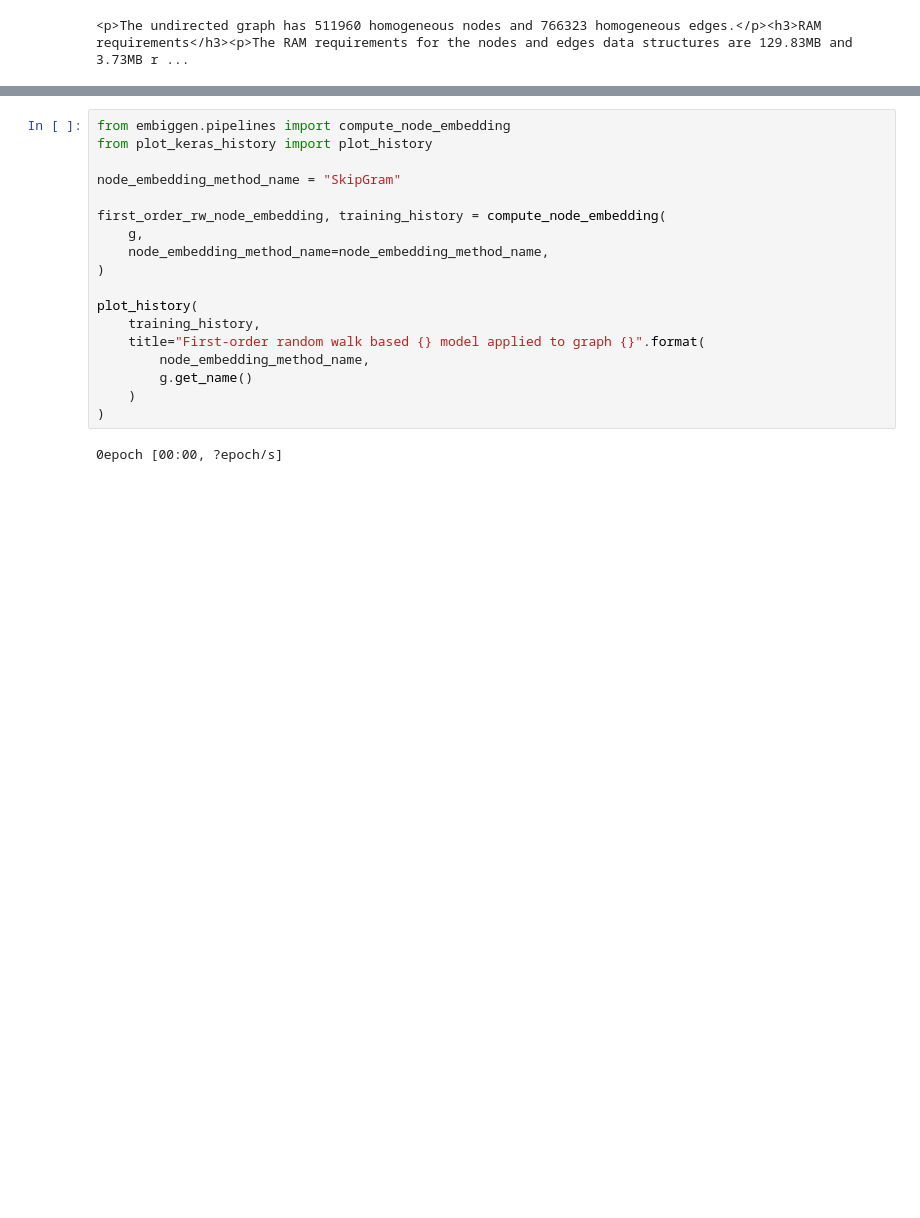
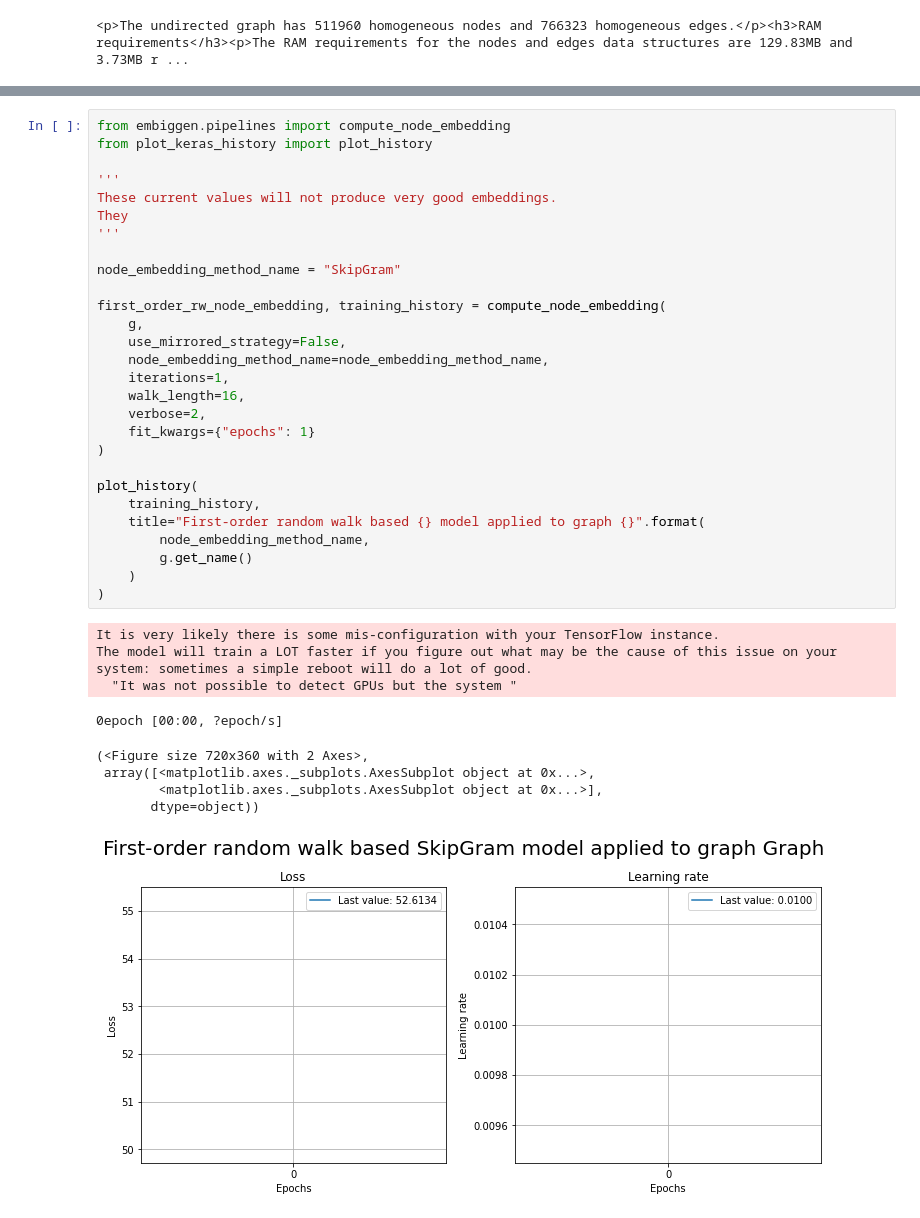
Before and after one commit to Knowledge-Graph-Hub/kg-phenio, a Jupyter notebook: notebooks/KG-OntoML.ipynb, the cells around one changed output, grey strips where cells are left out. Drawn from its saved outputs; the diff is of its cells as text; blank space fills up the shorter version.

```diff
--- a/notebooks/KG-OntoML.ipynb
+++ b/notebooks/KG-OntoML.ipynb
@@ -89,20 +113,38 @@ See https://github.com/monarch-initiative/embiggen/blob/master/embiggen/embedder
 # %%
 from embiggen.pipelines import compute_node_embedding
 from plot_keras_history import plot_history
+
+'''
+These current values will not produce very good embeddings.
+They
+'''
 
 node_embedding_method_name = "SkipGram"
 
 first_order_rw_node_embedding, training_history = compute_node_embedding(
     g,
+    use_mirrored_strategy=False,
     node_embedding_method_name=node_embedding_method_name,
+    iterations=1,
+    walk_length=16,
+    verbose=2,
+    fit_kwargs={"epochs": 1}
 )
 
 plot_history(
     training_history,
     title="First-order random walk based {} model applied to graph {}".format(
         node_embedding_method_name,
         g.get_name()
     )
 )
 # %% [output]
-0epoch [00:00, ?epoch/s]
+It is very likely there is some mis-configuration with your TensorFlow instance.
+The model will train a LOT faster if you figure out what may be the cause of this issue on your system: sometimes a simple reboot will do a lot of good.
+  "It was not possible to detect GPUs but the system "
+0epoch [00:00, ?epoch/s]
+(<Figure size 720x360 with 2 Axes>,
+ array([<matplotlib.axes._subplots.AxesSubplot object at 0x...>,
+        <matplotlib.axes._subplots.AxesSubplot object at 0x...>],
+       dtype=object))
+[figure, added]
```
Also changed, not shown: parts of 3 cells of this notebook.
